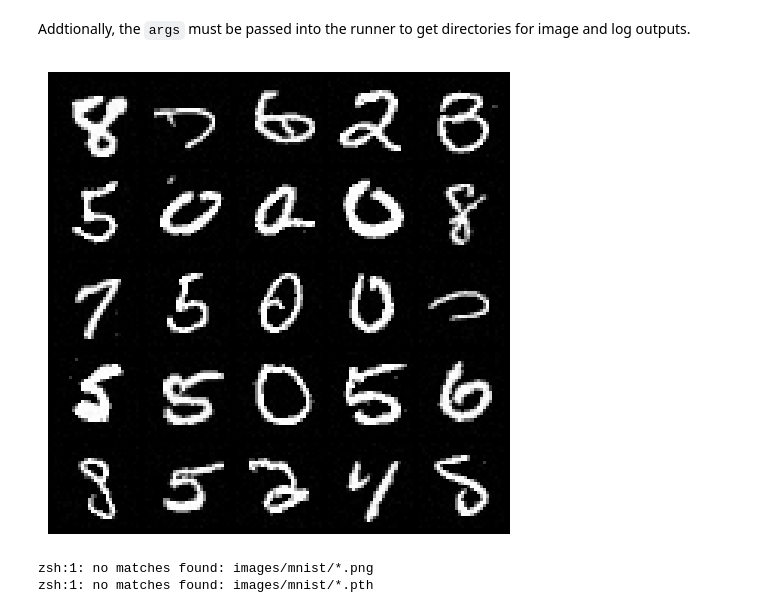
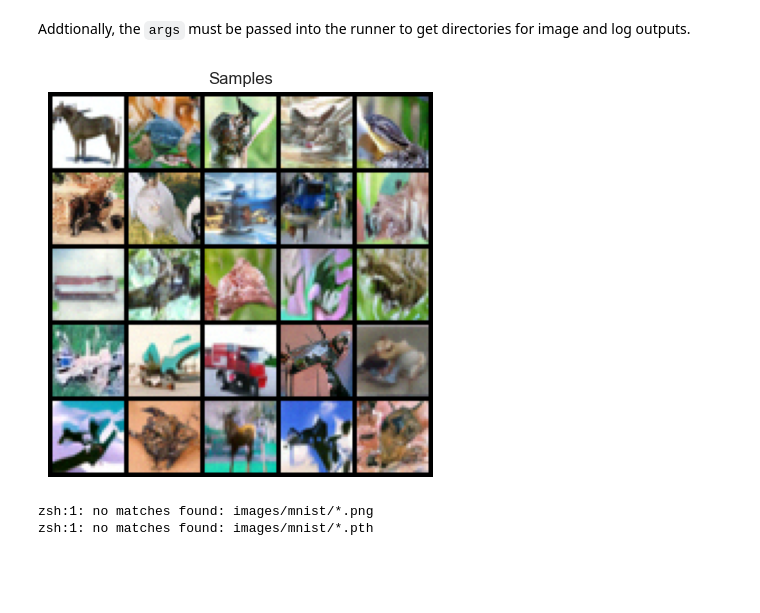
Before and after one commit to isomorphicdude/ncsn, a Jupyter notebook: rough-demo.ipynb, the cells around one changed output. Drawn from its saved outputs; the diff is of its cells as text; code cells hidden in the pictures; blank space fills up the shorter version.

```diff
--- a/rough-demo.ipynb
+++ b/rough-demo.ipynb
@@ -19,7 +19,11 @@ from visualise_utils import *
 # %% [markdown]
 We load the weights from the original NCSN paper, which uses `yaml` file to configure the model. The configuration file is `configs/anneal.yml`.
 # %%
-with open(os.path.join('configs', 'anneal.yml'), 'r') as f:
+# with open(os.path.join('configs', 'anneal.yml'), 'r') as f:
+#     config = yaml.safe_load(f)
+# config['device'] = torch.device('cuda') if torch.cuda.is_available() else torch.device('cpu')
+
+with open(os.path.join('configs', 'anneal_cifar10.yml'), 'r') as f:
     config = yaml.safe_load(f)
 config['device'] = torch.device('cuda') if torch.cuda.is_available() else torch.device('cpu')
 
@@ -77,14 +82,17 @@ runner = AnnealRunner(args, config, extra_args)
 # %%
 all_samples = runner.test()
 # %%
+fig, ax = plt.subplots(1, 1, figsize=(5, 5))
+
 for i in range(len(all_samples)):
     if i == len(all_samples) - 1:
         show_samples(all_samples[i],
+                     ax,
                     config.data.image_size,
                     config.data.channels,
                     grid_size=(5, 5),)
 # %% [output]
-[figure, old version]
+[figure, new version]
 # %%
 !rm -rf images/mnist/*.png
 !rm -rf images/mnist/*.pth
```
Also changed, not shown: parts of 1 cell of this notebook.
